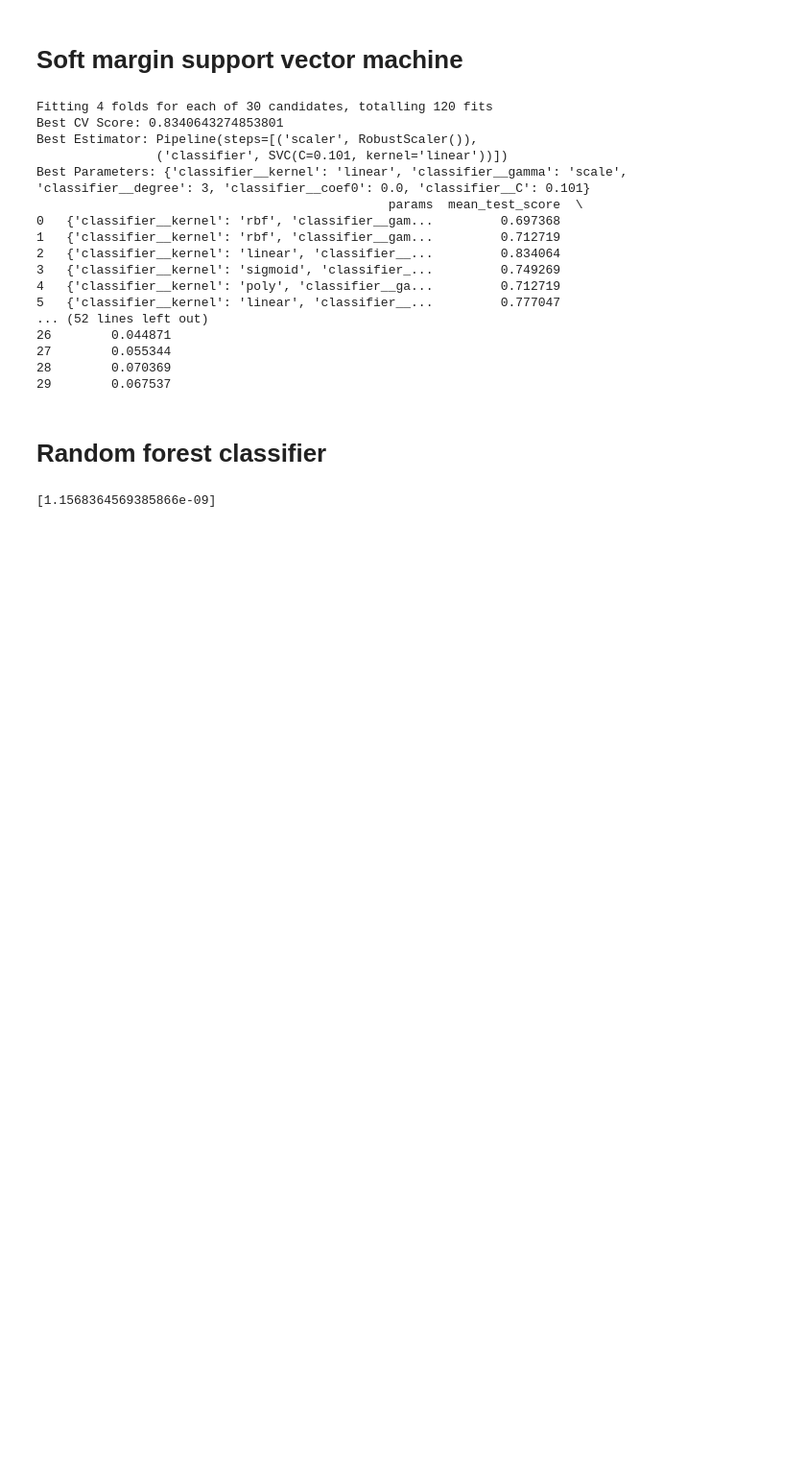
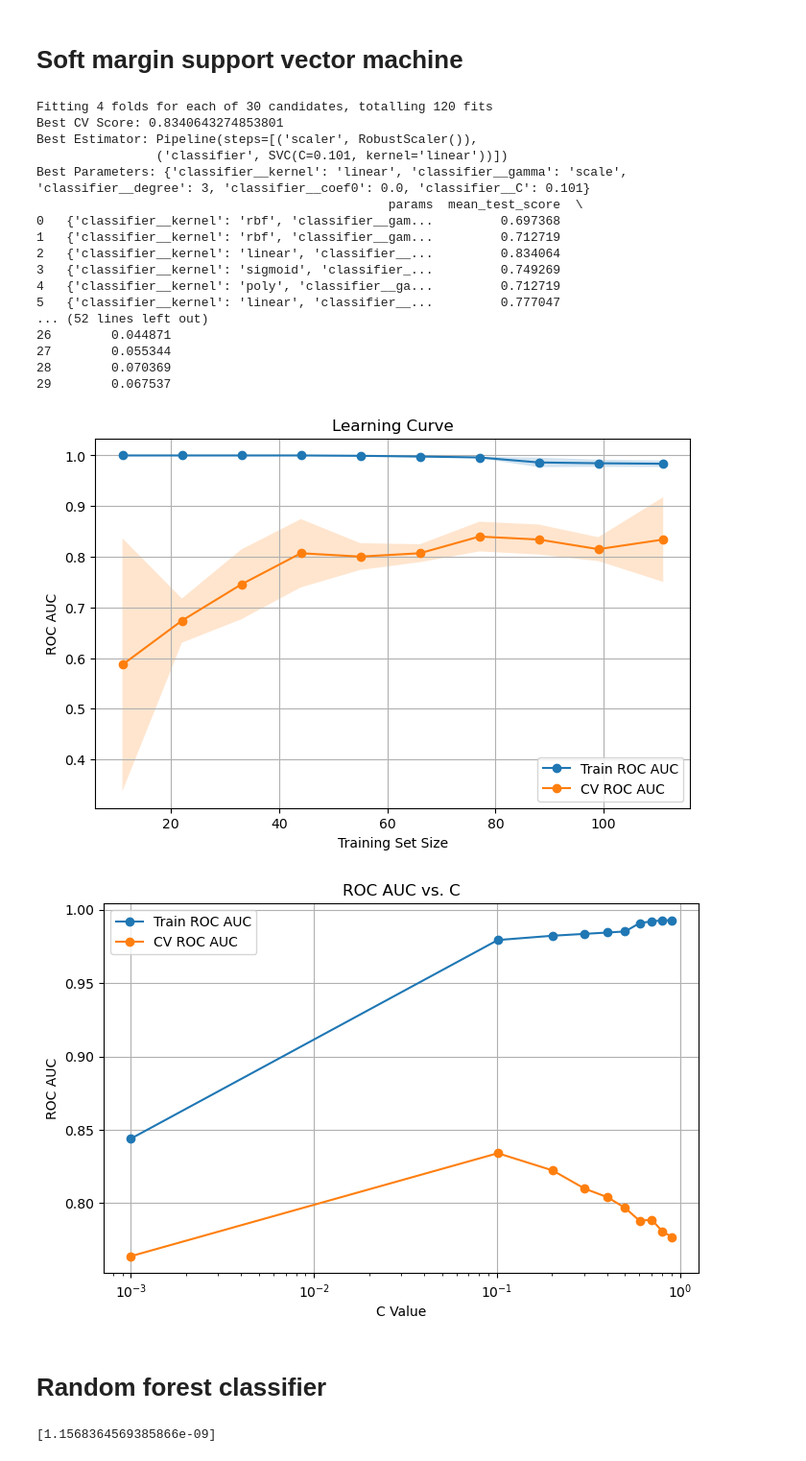
Before and after one commit to aleslorrie/TM10007_PROJECT, a Jupyter notebook: assignment_2.ipynb, the cells around one changed output. Shown at 96% size. Cells and saved outputs as stored; diff of their text form; code cells hidden in the pictures; blank space fills up the shorter version.

Commit message:
rf updated en plot svm

```diff
--- a/assignment_2.ipynb
+++ b/assignment_2.ipynb
@@ -468,6 +470,82 @@ Best Parameters: {'classifier__kernel': 'linear', 'classifier__gamma': 'scale',
 27        0.055344
 28        0.070369
 29        0.067537
+# %%
+#plot SVM results
+
+# --- Gebruik de beste parameters uit je svm_search ---
+best_params = svm_search.best_params_
+best_C = best_params['classifier__C']
+best_kernel = best_params['classifier__kernel']
+best_gamma = best_params['classifier__gamma']
+
+if best_kernel == 'poly':
+    best_degree = best_params['classifier__degree']
+    best_coef0 = best_params['classifier__coef0']
+    final_model = SVC(C=best_C, kernel=best_kernel, gamma=best_gamma,
+                      degree=best_degree, coef0=best_coef0)
+else:
+    final_model = SVC(C=best_C, kernel=best_kernel, gamma=best_gamma)
+
+# Bouw de uiteindelijke pipeline
+final_pipeline = Pipeline([
+    ('scaler', RobustScaler()),
+    ('classifier', final_model)
+])
+
+# --- Plot 1: Learning Curve ---
+train_sizes, train_scores, val_scores = learning_curve(
+    final_pipeline, x_train_sig, y_train, cv=4, scoring='roc_auc',
+    train_sizes=np.linspace(0.1, 1.0, 10)
+)
+
+train_mean = np.mean(train_scores, axis=1)
+val_mean = np.mean(val_scores, axis=1)
+train_std = np.std(train_scores, axis=1)
+val_std = np.std(val_scores, axis=1)
+
+plt.figure(figsize=(8, 5))
+plt.plot(train_sizes, train_mean, 'o-', label='Train ROC AUC')
+plt.plot(train_sizes, val_mean, 'o-', label='CV ROC AUC')
+plt.fill_between(train_sizes, train_mean - train_std, train_mean + train_std, alpha=0.2)
+plt.fill_between(train_sizes, val_mean - val_std, val_mean + val_std, alpha=0.2)
+plt.xlabel('Training Set Size')
+plt.ylabel('ROC AUC')
+plt.title('Learning Curve')
+plt.legend()
+plt.grid(True)
+plt.show()
+
+# --- Plot 2: ROC AUC vs. C ---
+C_values = np.arange(0.001, 1.0, 0.1)
+train_auc_list = []
+cv_auc_list = []
+
+for C_val in C_values:
+    if best_kernel == 'poly':
+        model = SVC(C=C_val, kernel=best_kernel, gamma=best_gamma, degree=best_degree, coef0=best_coef0)
+    else:
+        model = SVC(C=C_val, kernel=best_kernel, gamma=best_gamma)
+    pipe = Pipeline([('scaler', RobustScaler()), ('classifier', model)])
+    cv_scores = cross_val_score(pipe, x_train_sig, y_train, cv=4, scoring='roc_auc')
+    pipe.fit(x_train_sig, y_train)
+    train_auc = roc_auc_score(y_train, pipe.decision_function(x_train_sig))
+    train_auc_list.append(train_auc)
+    cv_auc_list.append(np.mean(cv_scores))
+
+plt.figure(figsize=(8, 5))
+plt.plot(C_values, train_auc_list, 'o-', label='Train ROC AUC')
+plt.plot(C_values, cv_auc_list, 'o-', label='CV ROC AUC')
+plt.xscale('log')
+plt.xlabel('C Value')
+plt.ylabel('ROC AUC')
+plt.title('ROC AUC vs. C')
+plt.legend()
+plt.grid(True)
+plt.show()
+# %% [output]
+[figure, added]
+[figure, added]
 # %% [markdown]
 # Random forest classifier
 # %%
```
Also changed, not shown: parts of 2 cells of this notebook.
